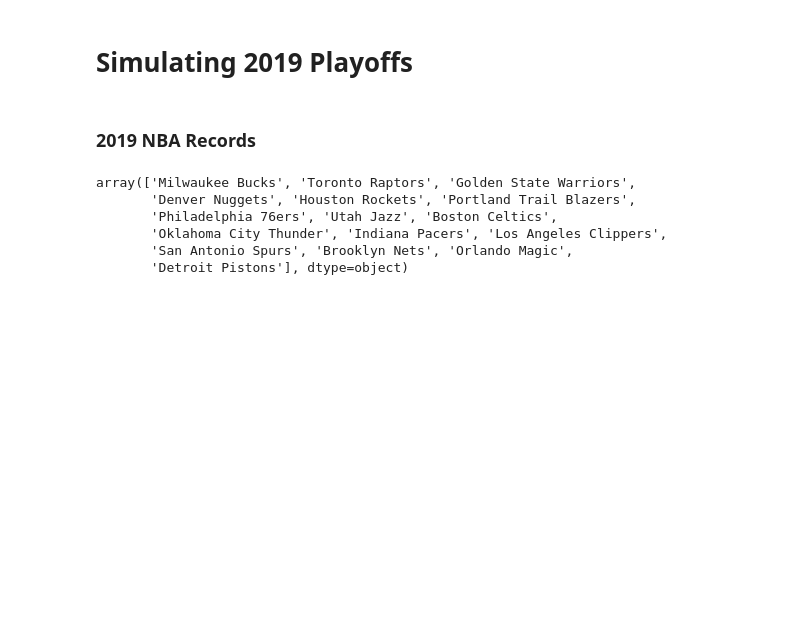
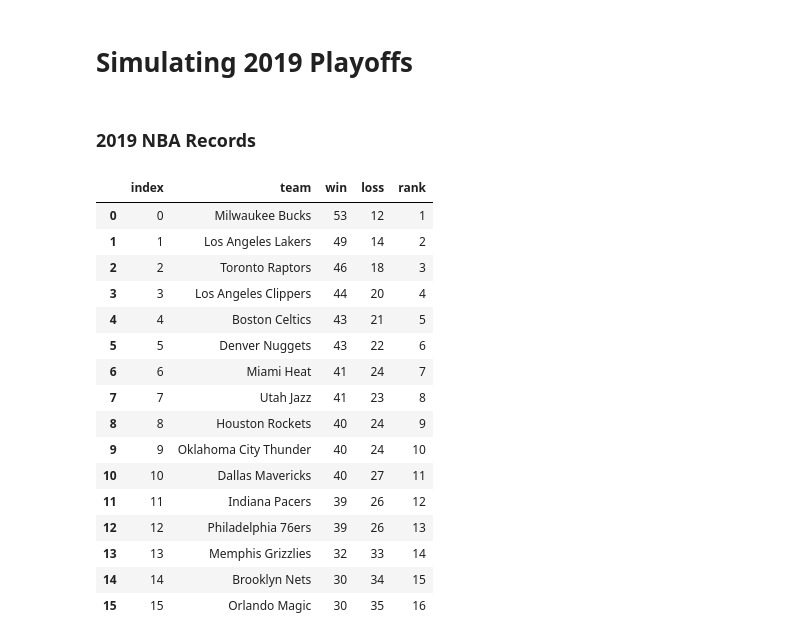
Before and after one commit to thanh17/nba, a Jupyter notebook: NBA project/Basketball Analysis.ipynb, the cells around one changed output. Saved outputs shown, nothing was run; the diff lists cells and outputs as text; code cells hidden in the pictures; blank space fills up the shorter version.

```diff
--- a/NBA project/Basketball Analysis.ipynb
+++ b/NBA project/Basketball Analysis.ipynb
@@ -330,22 +346,32 @@ fig_cavs
 # %%
 connection = mysql.connector.connect(host='localhost',
                                          database='nba',
                                          user='root',
                                          password='1234')
 
 
-df = pd.read_sql('''SELECT * FROM 2019_records
+df = pd.read_sql('''SELECT * FROM 2020_records
     WHERE `rank` <= 16''', con=connection)
+playoff_teams = df['team'].values
 df
-playoff_teams = df['team'].values
-playoff_teams
 # %% [output]
-array(['Milwaukee Bucks', 'Toronto Raptors', 'Golden State Warriors',
-       'Denver Nuggets', 'Houston Rockets', 'Portland Trail Blazers',
-       'Philadelphia 76ers', 'Utah Jazz', 'Boston Celtics',
-       'Oklahoma City Thunder', 'Indiana Pacers', 'Los Angeles Clippers',
-       'San Antonio Spurs', 'Brooklyn Nets', 'Orlando Magic',
-       'Detroit Pistons'], dtype=object)
+|  | index | team | win | loss | rank |
+| 0 | 0 | Milwaukee Bucks | 53 | 12 | 1 |
+| 1 | 1 | Los Angeles Lakers | 49 | 14 | 2 |
+| 2 | 2 | Toronto Raptors | 46 | 18 | 3 |
+| 3 | 3 | Los Angeles Clippers | 44 | 20 | 4 |
+| 4 | 4 | Boston Celtics | 43 | 21 | 5 |
+| 5 | 5 | Denver Nuggets | 43 | 22 | 6 |
+| 6 | 6 | Miami Heat | 41 | 24 | 7 |
+| 7 | 7 | Utah Jazz | 41 | 23 | 8 |
+| 8 | 8 | Houston Rockets | 40 | 24 | 9 |
+| 9 | 9 | Oklahoma City Thunder | 40 | 24 | 10 |
+| 10 | 10 | Dallas Mavericks | 40 | 27 | 11 |
+| 11 | 11 | Indiana Pacers | 39 | 26 | 12 |
+| 12 | 12 | Philadelphia 76ers | 39 | 26 | 13 |
+| 13 | 13 | Memphis Grizzlies | 32 | 33 | 14 |
+| 14 | 14 | Brooklyn Nets | 30 | 34 | 15 |
+| 15 | 15 | Orlando Magic | 30 | 35 | 16 |
 # %%
 def game_logs(connection,team1, team2, year):
     """
```
Also changed, not shown: parts of 8 cells of this notebook, 6 other files.
